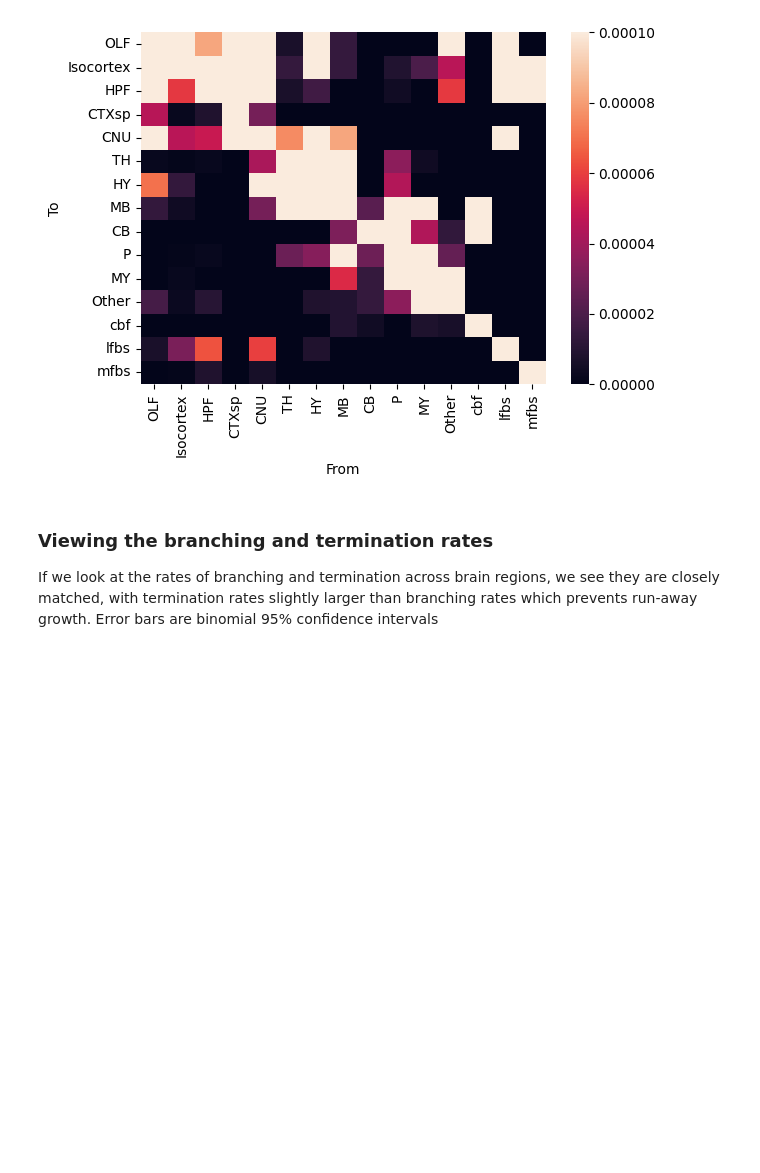
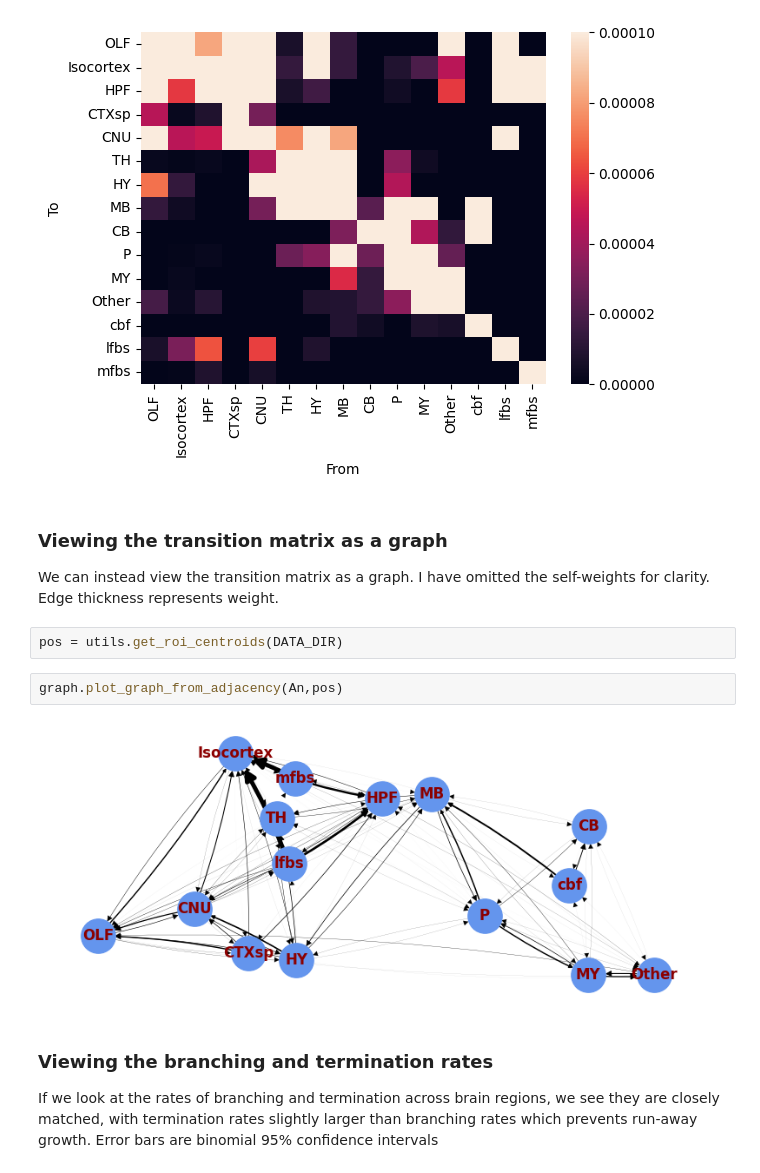
Before and after one commit to AllenNeuralDynamics/aind-LC-morphologies_supplemental_figure, a Jupyter notebook: code/Alex_markov_models.ipynb, the cells around one changed output. Saved outputs shown, nothing was run; the diff lists cells and outputs as text; blank space fills up the shorter version.

```diff
--- a/code/Alex_markov_models.ipynb
+++ b/code/Alex_markov_models.ipynb
@@ -68,6 +71,15 @@ We can saturate the color bar at a smaller value to inspect lower probability va
 markov.plot_transition_matrix(An, vmax= 0.0001)
 # %% [output]
 [figure]
+# %% [markdown]
+### Viewing the transition matrix as a graph
+We can instead view the transition matrix as a graph. I have omitted the self-weights for clarity. Edge thickness represents weight.
+# %%
+pos = utils.get_roi_centroids(DATA_DIR)
+# %%
+graph.plot_graph_from_adjacency(An,pos)
+# %% [output]
+[figure, added]
 # %% [markdown]
 ### Viewing the branching and termination rates
 
```
Also changed, not shown: parts of 7 cells of this notebook, 4 other files.
